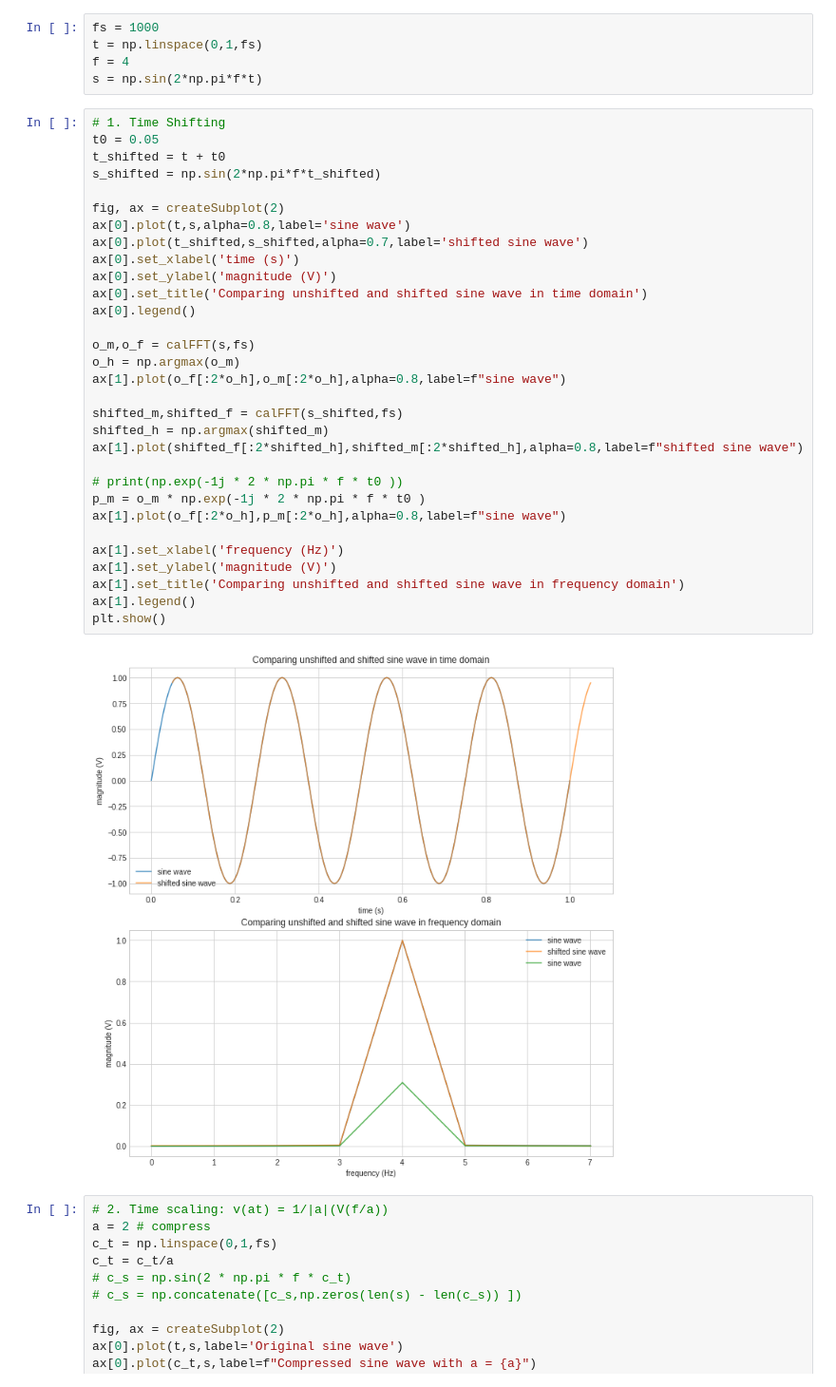
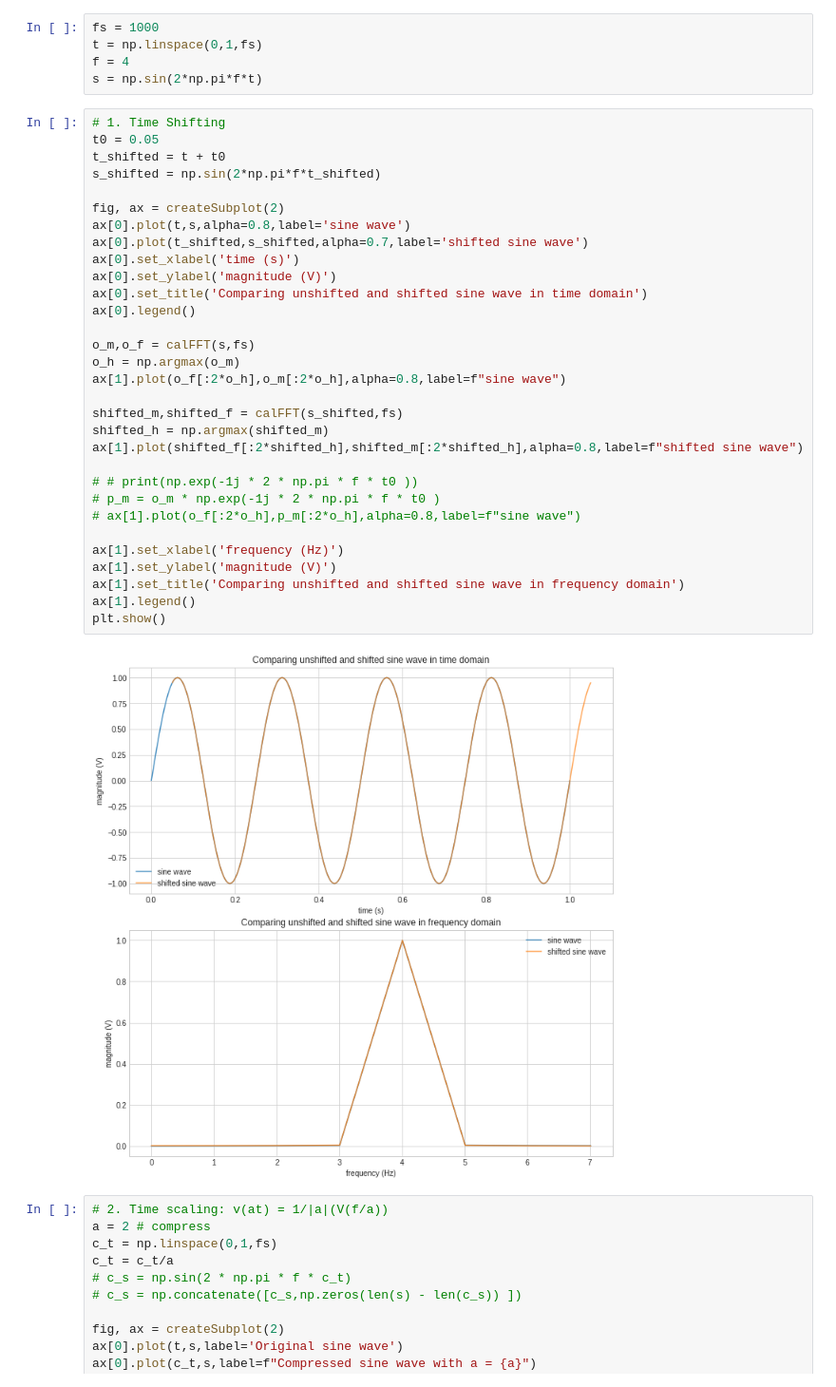
Before and after one commit to akraradets/2020AugSignalProcessing, a Jupyter notebook: lab/lab-3/lab3.ipynb, the cells around one changed output. Shown at 95% size. Drawn from its saved outputs; the diff is of its cells as text.

```diff
--- a/lab/lab-3/lab3.ipynb
+++ b/lab/lab-3/lab3.ipynb
@@ -202,36 +202,36 @@ s = np.sin(2*np.pi*f*t)
 # %%
 # 1. Time Shifting
 t0 = 0.05
 t_shifted = t + t0
 s_shifted = np.sin(2*np.pi*f*t_shifted)
 
 fig, ax = createSubplot(2)
 ax[0].plot(t,s,alpha=0.8,label='sine wave')
 ax[0].plot(t_shifted,s_shifted,alpha=0.7,label='shifted sine wave')
 ax[0].set_xlabel('time (s)')
 ax[0].set_ylabel('magnitude (V)')
 ax[0].set_title('Comparing unshifted and shifted sine wave in time domain')
 ax[0].legend()
 
 o_m,o_f = calFFT(s,fs)
 o_h = np.argmax(o_m)
 ax[1].plot(o_f[:2*o_h],o_m[:2*o_h],alpha=0.8,label=f"sine wave")
 
 shifted_m,shifted_f = calFFT(s_shifted,fs)
 shifted_h = np.argmax(shifted_m)
 ax[1].plot(shifted_f[:2*shifted_h],shifted_m[:2*shifted_h],alpha=0.8,label=f"shifted sine wave")
 
-# print(np.exp(-1j * 2 * np.pi * f * t0 ))
-p_m = o_m * np.exp(-1j * 2 * np.pi * f * t0 )
-ax[1].plot(o_f[:2*o_h],p_m[:2*o_h],alpha=0.8,label=f"sine wave")
+# # print(np.exp(-1j * 2 * np.pi * f * t0 ))
+# p_m = o_m * np.exp(-1j * 2 * np.pi * f * t0 )
+# ax[1].plot(o_f[:2*o_h],p_m[:2*o_h],alpha=0.8,label=f"sine wave")
 
 ax[1].set_xlabel('frequency (Hz)')
 ax[1].set_ylabel('magnitude (V)')
 ax[1].set_title('Comparing unshifted and shifted sine wave in frequency domain')
 ax[1].legend()
 plt.show()
 # %% [output]
-[figure, old version]
+[figure, new version]
 # %%
 # 2. Time scaling: v(at) = 1/|a|(V(f/a))
 a = 2 # compress
```
Also changed, not shown: parts of 5 cells of this notebook, 1 other file.
